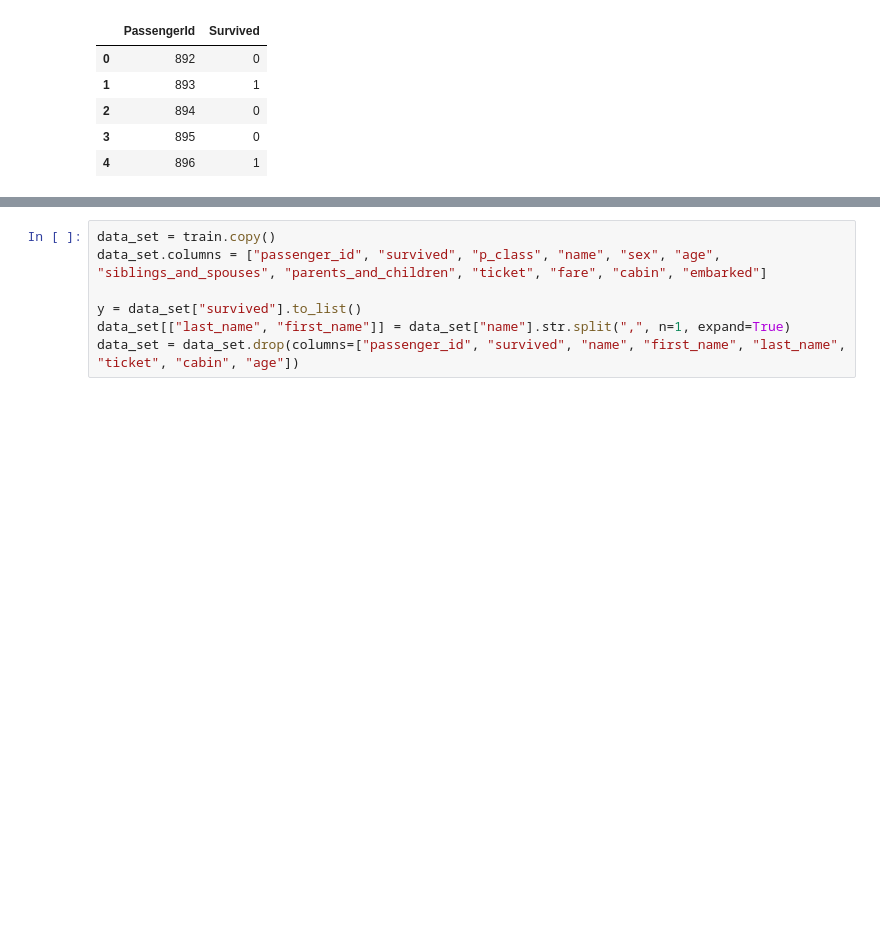
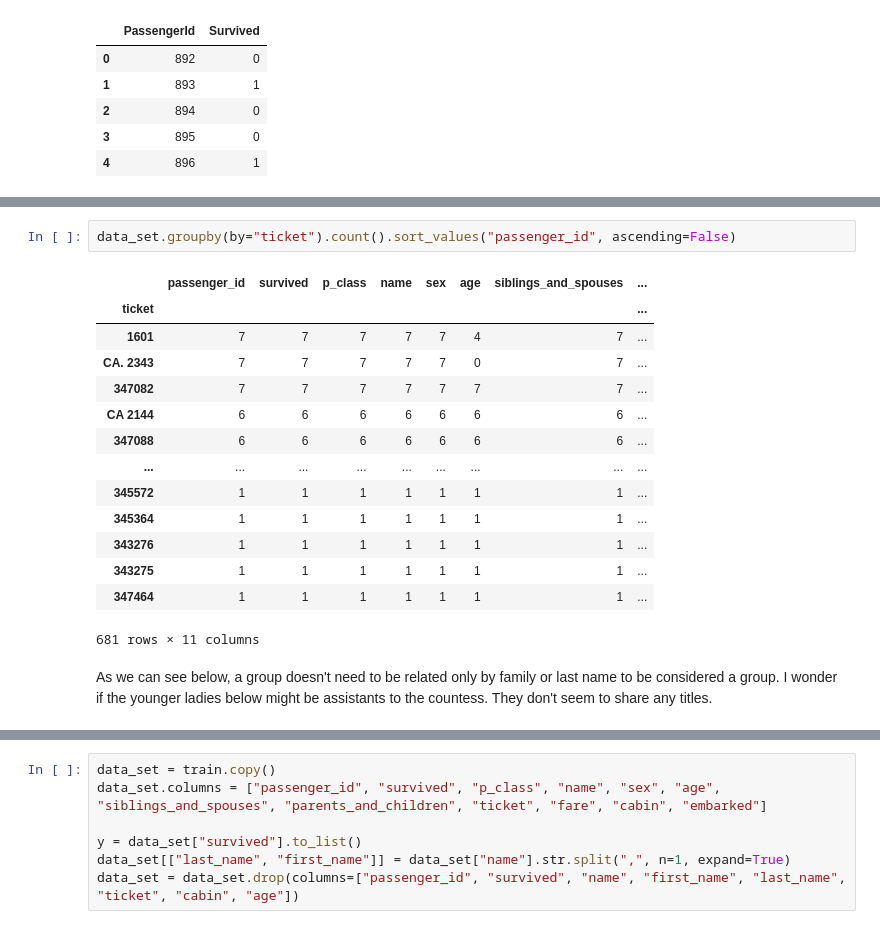
Before and after one commit to ndl284/learning_ml, a Jupyter notebook: notebooks/excercises/Chapter 3 Exercises.ipynb, the cells around one changed output, grey strips where cells are left out. Cells and saved outputs as stored; diff of their text form; blank space fills up the shorter version.

```diff
--- a/notebooks/excercises/Chapter 3 Exercises.ipynb
+++ b/notebooks/excercises/Chapter 3 Exercises.ipynb
@@ -311,0 +402,20 @@ gender_submission.head()
+# %%
+data_set.groupby(by="ticket").count().sort_values("passenger_id", ascending=False)
+# %% [output]
+|  | passenger_id | survived | p_class | name | sex | age | siblings_and_spouses | ... |
+| ticket |  |  |  |  |  |  |  | ... |
+| 1601 | 7 | 7 | 7 | 7 | 7 | 4 | 7 | ... |
+| CA. 2343 | 7 | 7 | 7 | 7 | 7 | 0 | 7 | ... |
+| 347082 | 7 | 7 | 7 | 7 | 7 | 7 | 7 | ... |
+| CA 2144 | 6 | 6 | 6 | 6 | 6 | 6 | 6 | ... |
+| 347088 | 6 | 6 | 6 | 6 | 6 | 6 | 6 | ... |
+| ... | ... | ... | ... | ... | ... | ... | ... | ... |
+| 345572 | 1 | 1 | 1 | 1 | 1 | 1 | 1 | ... |
+| 345364 | 1 | 1 | 1 | 1 | 1 | 1 | 1 | ... |
+| 343276 | 1 | 1 | 1 | 1 | 1 | 1 | 1 | ... |
+| 343275 | 1 | 1 | 1 | 1 | 1 | 1 | 1 | ... |
+| 347464 | 1 | 1 | 1 | 1 | 1 | 1 | 1 | ... |
+681 rows × 11 columns
+# %% [markdown]
+As we can see below, a group doesn't need to be related only by family or last name to be considered a group. I wonder if the younger
+ladies below might be assistants to the countess. They don't seem to share any titles.
```
Also changed, not shown: parts of 18 cells of this notebook.
